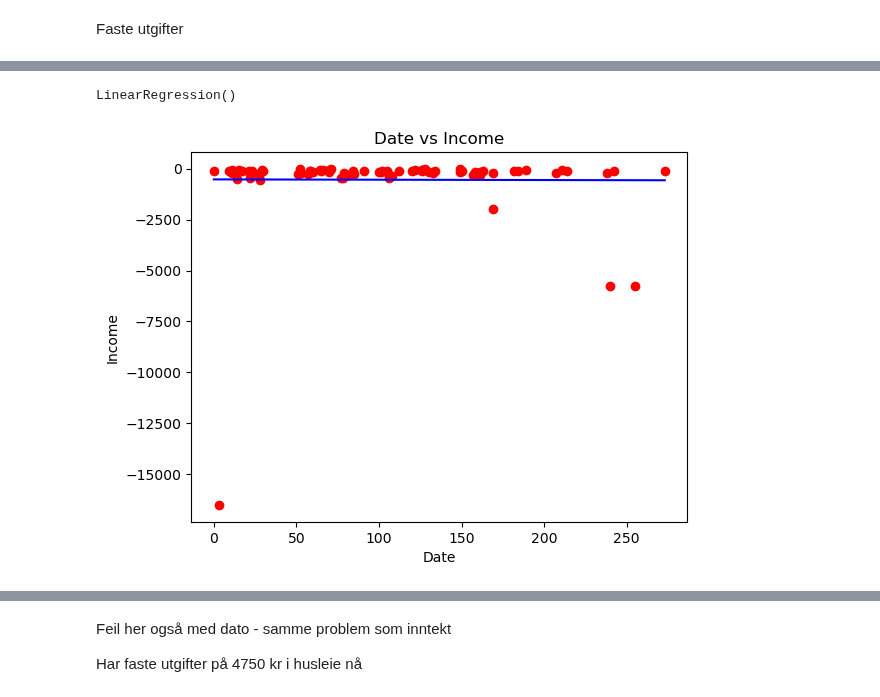
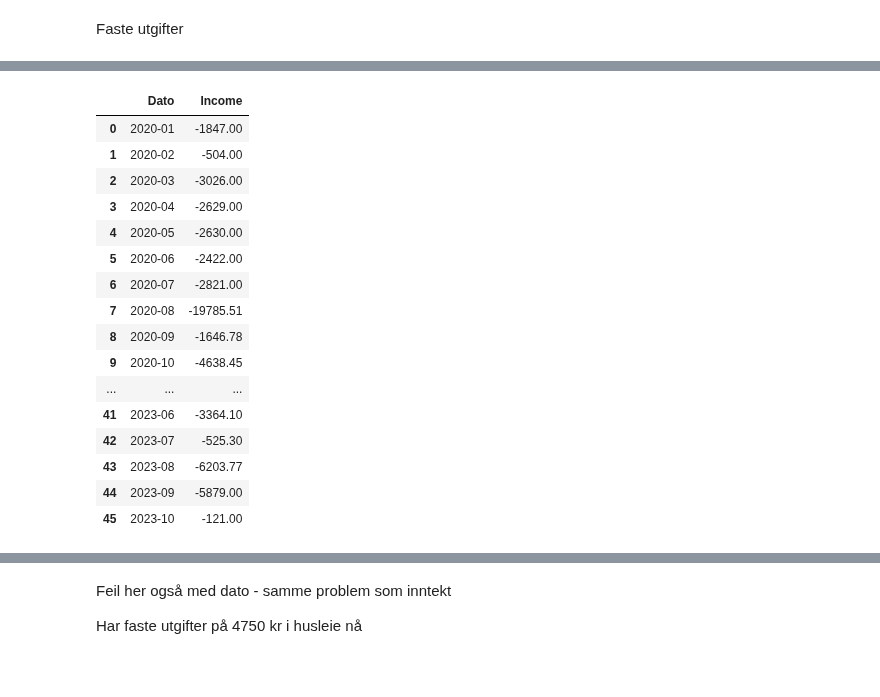
Before and after one commit to 591118/ProsjektADAH2023, a Jupyter notebook: prosjekt501.ipynb, the cells around one changed output, grey strips where cells are left out. Saved outputs shown, nothing was run; the diff lists cells and outputs as text; code cells hidden in the pictures; blank space fills up the shorter version.

```diff
--- a/prosjekt501.ipynb
+++ b/prosjekt501.ipynb
@@ -43,7 +63,7 @@ df = pd.read_excel('Siste.xlsx')
 inntekt = df[df['Hva'] == 'Inntekt']
 inntekt = inntekt.drop('Hva', axis=1)
 # Filter 'Faste utgifter'
-faste_utgifter = df[df['Hva'] == 'Faste utgifter']
+faste_utgifter = df[df['Hva'] == 'Fast utgift']
 faste_utgifter = faste_utgifter.drop('Hva', axis=1)
 # Filter 'Luksus'
 forbruk = df[df['Hva'] == 'Luksus']
@@ -127,20 +158,32 @@ faste_utgifter['Brukt'] = faste_utgifter['Brukt'].astype(float)
-# %%
-faste_utgifter['Dato'] = pd.to_datetime(faste_utgifter['Dato'])
-X = (faste_utgifter['Dato'] - faste_utgifter['Dato'].min()).dt.days.values.reshape(-1, 1)
-y = faste_utgifter['Brukt'].values
-regressor = LinearRegression()
-regressor.fit(X, y)
-# %% [output]
-LinearRegression()
-# %%
-y_pred = regressor.predict(X)
-
-import matplotlib.pyplot as plt
-plt.scatter(X, y, color='red')
-plt.plot(X, regressor.predict(X), color='blue')
-plt.title('Date vs Income')
-plt.xlabel('Date')
-plt.ylabel('Income')
-plt.show()
-# %% [output]
-[figure, removed]
+# %%
+# Grouping the data by year and month and calculating the sum of 'Brukt' for each group
+Monthly_out = faste_utgifter.groupby(faste_utgifter['Dato'].dt.to_period('M')).sum()
+
+# Resetting the index to access the 'Dato' column
+Monthly_out = Monthly_out.reset_index()
+
+# Renaming the 'Dato' column to match the desired format 'YYYY-MM'
+Monthly_out['Dato'] = Monthly_out['Dato'].dt.strftime('%Y-%m')
+
+# Creating a new DataFrame named 'Monthly_income'
+utgift_måendlig = pd.DataFrame({'Dato': Monthly_out['Dato'], 'Income': Monthly_out['Brukt']})
+
+utgift_måendlig
+# %% [output]
+|  | Dato | Income |
+| 0 | 2020-01 | -1847.00 |
+| 1 | 2020-02 | -504.00 |
+| 2 | 2020-03 | -3026.00 |
+| 3 | 2020-04 | -2629.00 |
+| 4 | 2020-05 | -2630.00 |
+| 5 | 2020-06 | -2422.00 |
+| 6 | 2020-07 | -2821.00 |
+| 7 | 2020-08 | -19785.51 |
+| 8 | 2020-09 | -1646.78 |
+| 9 | 2020-10 | -4638.45 |
+| ... | ... | ... |
+| 41 | 2023-06 | -3364.10 |
+| 42 | 2023-07 | -525.30 |
+| 43 | 2023-08 | -6203.77 |
+| 44 | 2023-09 | -5879.00 |
+| 45 | 2023-10 | -121.00 |
```
Also changed, not shown: parts of 15 cells of this notebook, 1 other file.
